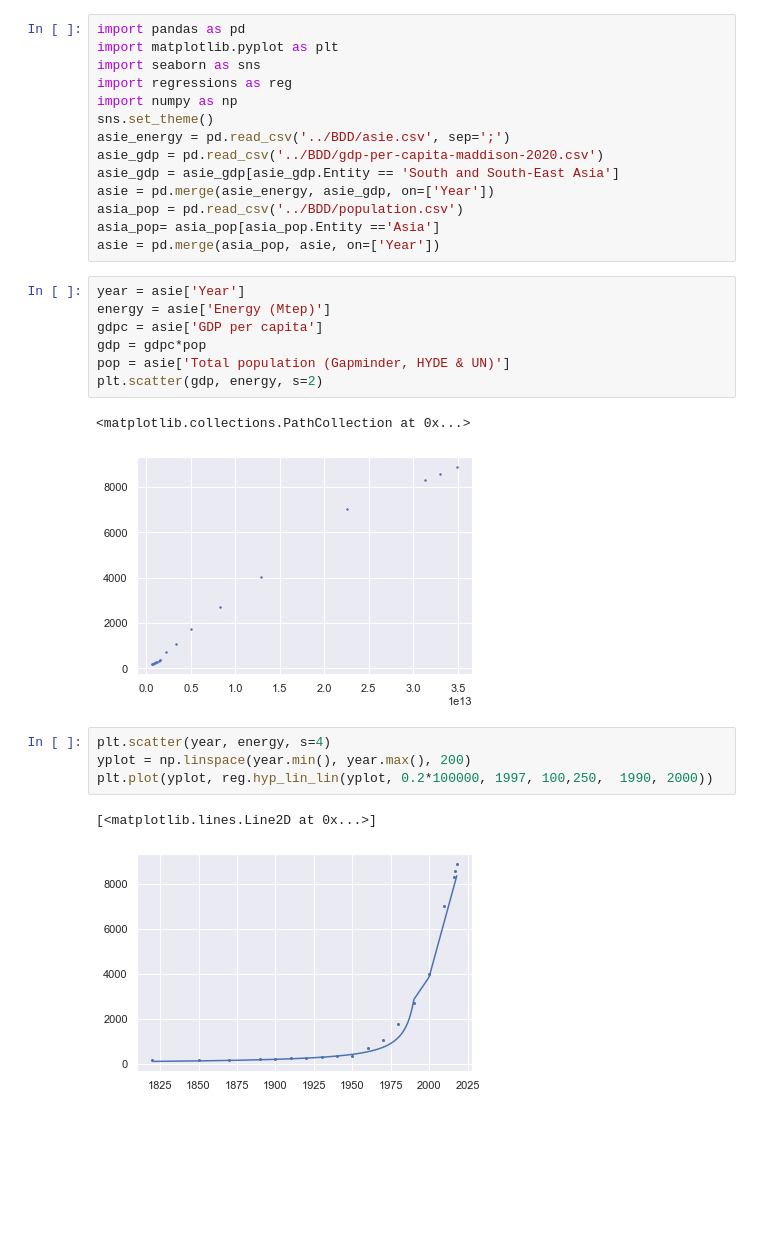
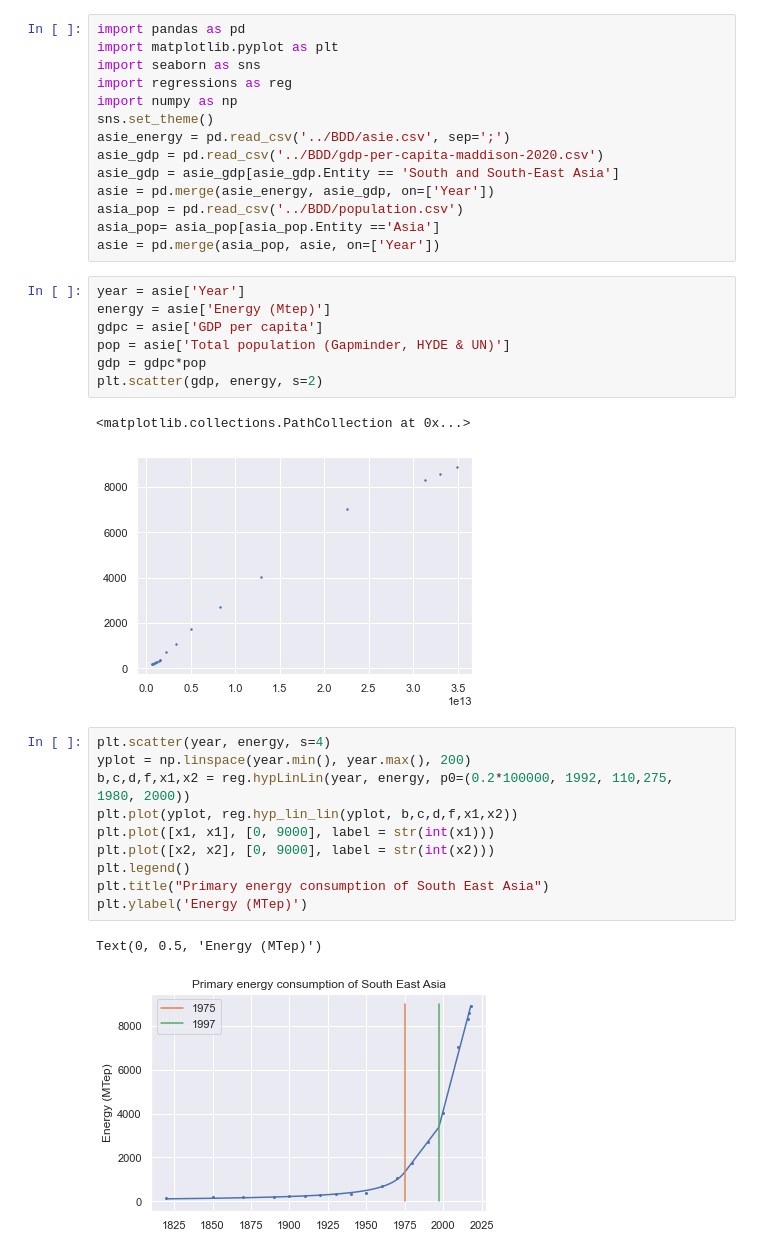
Before and after one commit to leatrin/EnergyLimits, a Jupyter notebook: Codes/asia.ipynb, the cells around one changed output. Drawn from its saved outputs; the diff is of its cells as text; blank space fills up the shorter version.

```diff
--- a/Codes/asia.ipynb
+++ b/Codes/asia.ipynb
@@ -16,16 +16,22 @@ asie = pd.merge(asia_pop, asie, on=['Year'])
 year = asie['Year']
 energy = asie['Energy (Mtep)']
 gdpc = asie['GDP per capita']
+pop = asie['Total population (Gapminder, HYDE & UN)']
 gdp = gdpc*pop
-pop = asie['Total population (Gapminder, HYDE & UN)']
 plt.scatter(gdp, energy, s=2)
 # %% [output]
 <matplotlib.collections.PathCollection at 0x...>
 [figure]
-# %%
-plt.scatter(year, energy, s=4)
-yplot = np.linspace(year.min(), year.max(), 200)
-plt.plot(yplot, reg.hyp_lin_lin(yplot, 0.2*100000, 1997, 100,250,  1990, 2000))
-# %% [output]
-[<matplotlib.lines.Line2D at 0x...>]
-[figure, removed]
+# %%
+plt.scatter(year, energy, s=4)
+yplot = np.linspace(year.min(), year.max(), 200)
+b,c,d,f,x1,x2 = reg.hypLinLin(year, energy, p0=(0.2*100000, 1992, 110,275,  1980, 2000))
+plt.plot(yplot, reg.hyp_lin_lin(yplot, b,c,d,f,x1,x2))
+plt.plot([x1, x1], [0, 9000], label = str(int(x1)))
+plt.plot([x2, x2], [0, 9000], label = str(int(x2)))
+plt.legend()
+plt.title("Primary energy consumption of South East Asia")
+plt.ylabel('Energy (MTep)')
+# %% [output]
+Text(0, 0.5, 'Energy (MTep)')
+[figure, added]
```
Also changed, not shown: parts of 4 cells of this notebook, 23 other files.
